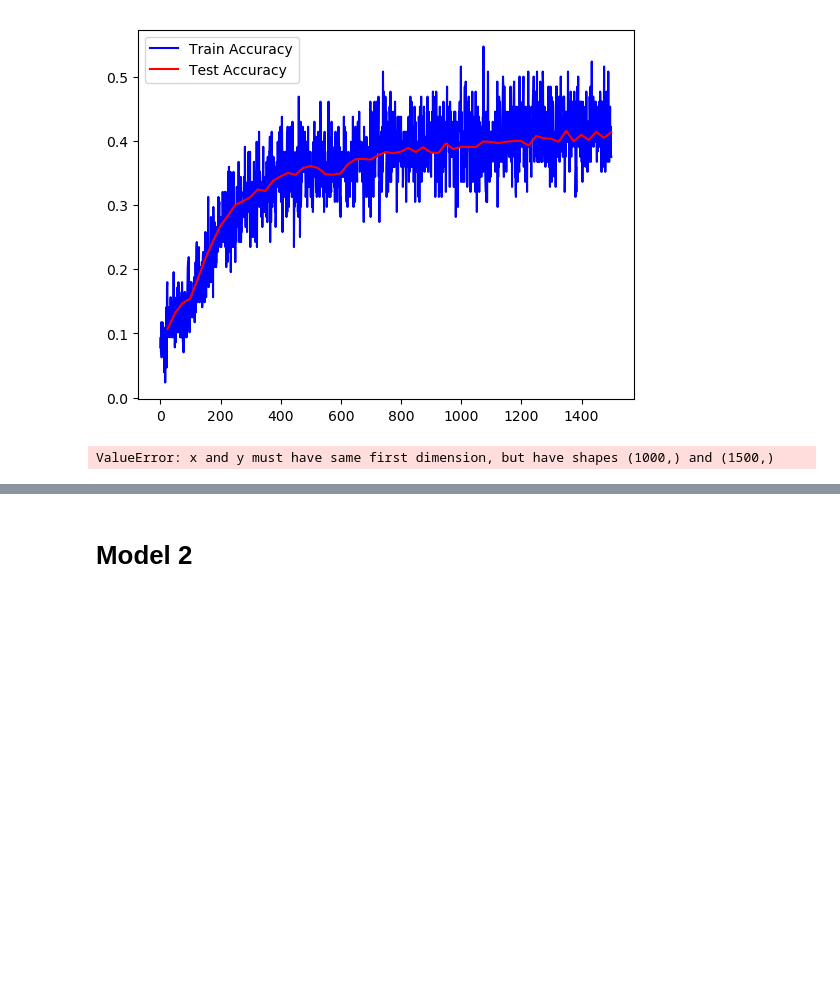
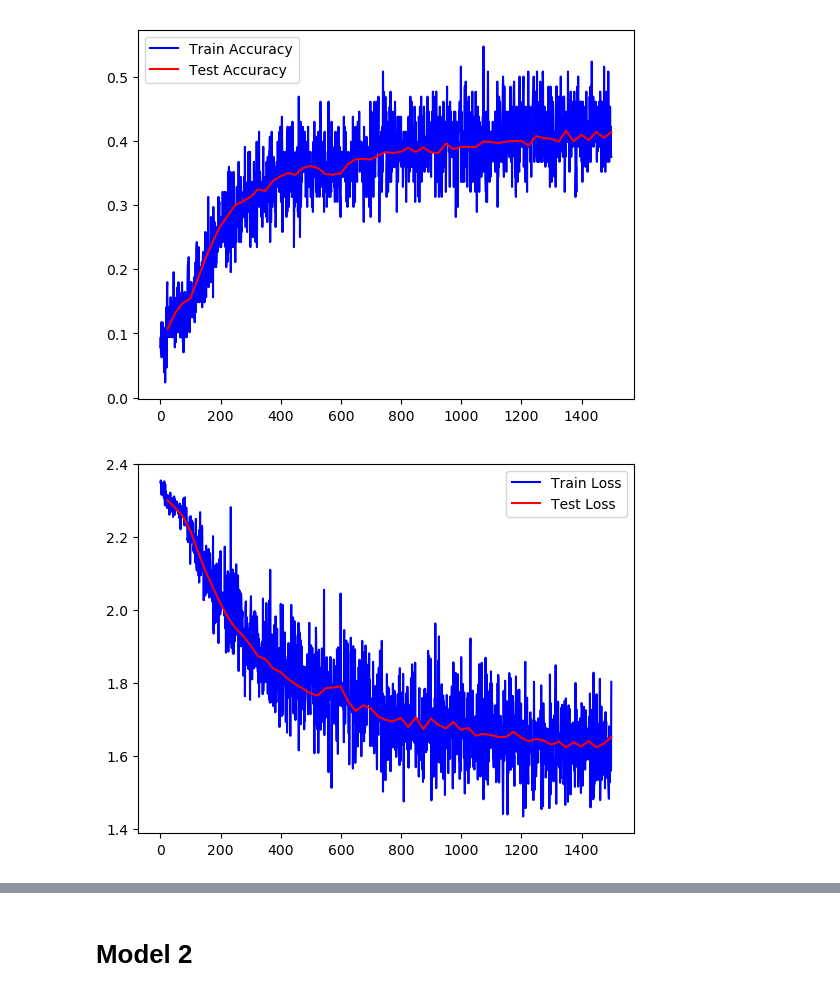
Before and after one commit to ss-cosmos-hue/cos429, a Jupyter notebook: assignment3/initial/starter.ipynb, the cells around one changed output, grey strips where cells are left out. Saved outputs shown, nothing was run; the diff lists cells and outputs as text; code cells hidden in the pictures; blank space fills up the shorter version.

```diff
--- a/assignment3/initial/starter.ipynb
+++ b/assignment3/initial/starter.ipynb
@@ -117,11 +117,11 @@ plt.show()
 [figure]
 # %%
 plt.plot(range(1500), train_loss, label='Train Loss', color="Blue")
-plt.plot(range(params["test_step"] - 1, 1500, params["test_step"]), test_loss[params["test_step"] - 1:1500:params["test_step"]], label='Test Loss', color="Red")
+plt.plot(range(params["test_step"] - 1, numIters, params["test_step"]), test_loss[params["test_step"] - 1:numIters:params["test_step"]], label='Test Loss', color="Red")
 plt.legend()
 plt.show()
 # %% [output]
-ValueError: x and y must have same first dimension, but have shapes (1000,) and (1500,)
+[figure, added]
 # %%
 final_test_accuracy, final_test_loss = test(model_result, X_test, y_test)
 print("Final Test Accuracy: ", final_test_accuracy, "\tFinal Test Loss: ", final_test_loss)
```
Also changed, not shown: parts of 6 cells of this notebook.
